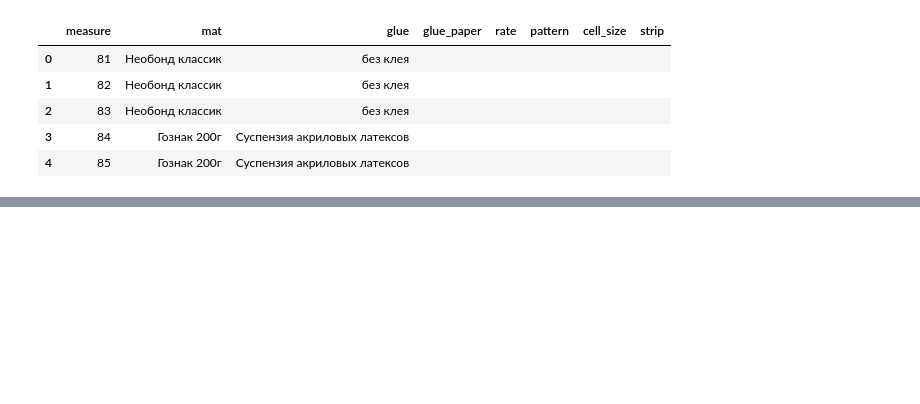
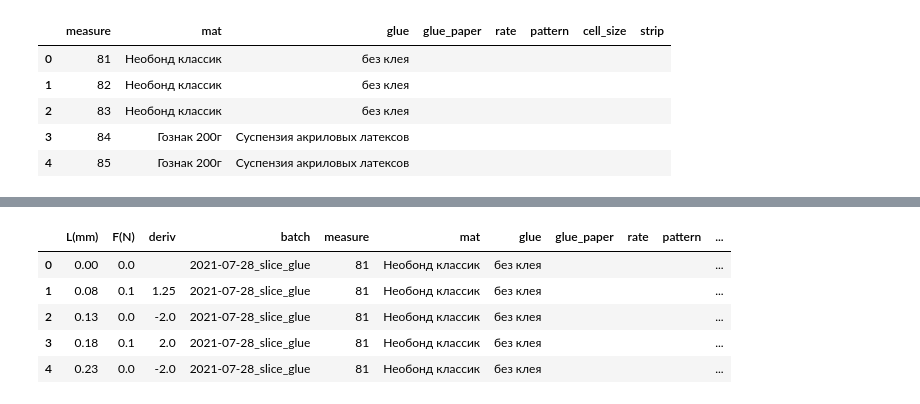
Before and after one commit to igrekus/nb, a Jupyter notebook: slice_plots/mat_tagger.ipynb, the cells around one changed output, grey strips where cells are left out. Saved outputs shown, nothing was run; the diff lists cells and outputs as text; code cells hidden in the pictures; blank space fills up the shorter version.

Commit message:
misc: update mat tagger for slices

```diff
--- a/slice_plots/mat_tagger.ipynb
+++ b/slice_plots/mat_tagger.ipynb
@@ -619,3 +620,14 @@ df_f_merged.head()
+# %%
+df_merged.replace([nan], '', inplace=True)
+df_f_merged.replace([nan], '', inplace=True)
+df_f_merged.head()
+# %% [output]
+|  | L(mm) | F(N) | deriv | batch | measure | mat | glue | glue_paper | rate | pattern | ... |
+| 0 | 0.00 | 0.0 |  | 2021-07-28_slice_glue | 81 | Необонд классик | без клея |  |  |  | ... |
+| 1 | 0.08 | 0.1 | 1.25 | 2021-07-28_slice_glue | 81 | Необонд классик | без клея |  |  |  | ... |
+| 2 | 0.13 | 0.0 | -2.0 | 2021-07-28_slice_glue | 81 | Необонд классик | без клея |  |  |  | ... |
+| 3 | 0.18 | 0.1 | 2.0 | 2021-07-28_slice_glue | 81 | Необонд классик | без клея |  |  |  | ... |
+| 4 | 0.23 | 0.0 | -2.0 | 2021-07-28_slice_glue | 81 | Необонд классик | без клея |  |  |  | ... |
 # %%
 df_merged.to_excel('master_full.xlsx', engine='openpyxl')
 df_f_merged.to_excel('master_filtered_full.xlsx', engine='openpyxl')
```
Also changed, not shown: parts of 3 cells of this notebook.
